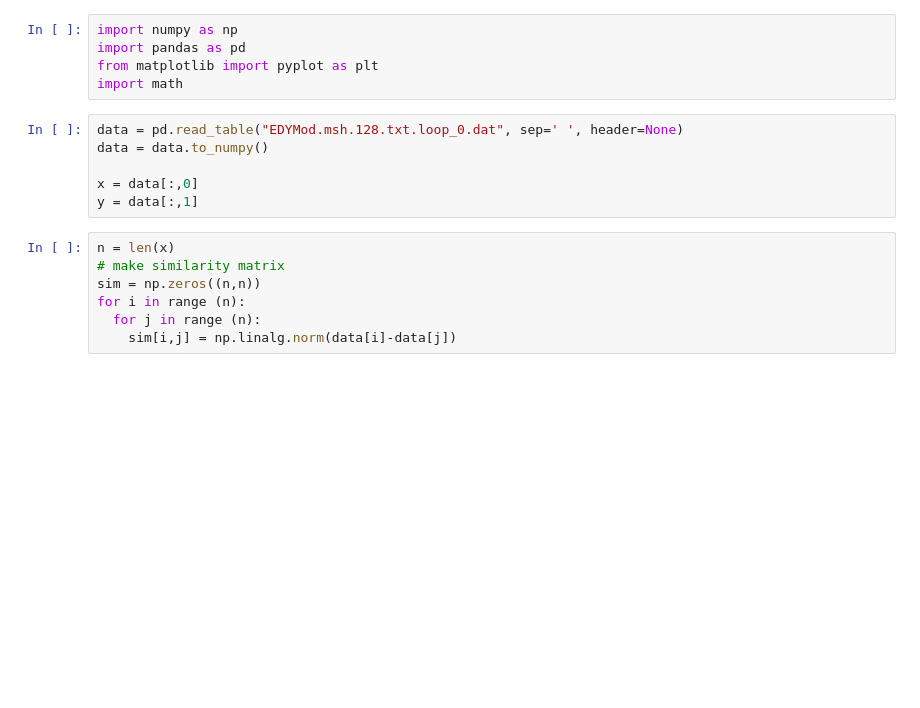
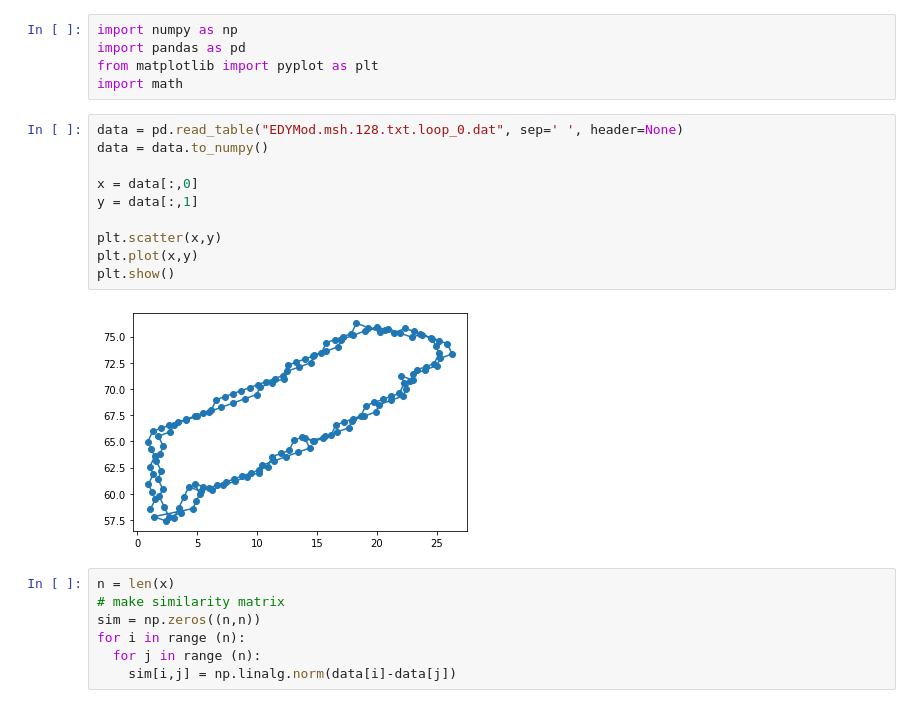
Before and after one commit to erveve/sequence_contour, a Jupyter notebook: loop.ipynb, the cells around one changed output. Cells and saved outputs as stored; diff of their text form; blank space fills up the shorter version.

```diff
--- a/loop.ipynb
+++ b/loop.ipynb
@@ -6,9 +6,15 @@ import math
 # %%
 data = pd.read_table("EDYMod.msh.128.txt.loop_0.dat", sep=' ', header=None)
 data = data.to_numpy()
 
 x = data[:,0]
 y = data[:,1]
+
+plt.scatter(x,y)
+plt.plot(x,y)
+plt.show()
+# %% [output]
+[figure, added]
 # %%
 n = len(x)
 # make similarity matrix
```
Also changed, not shown: parts of 16 cells of this notebook.
